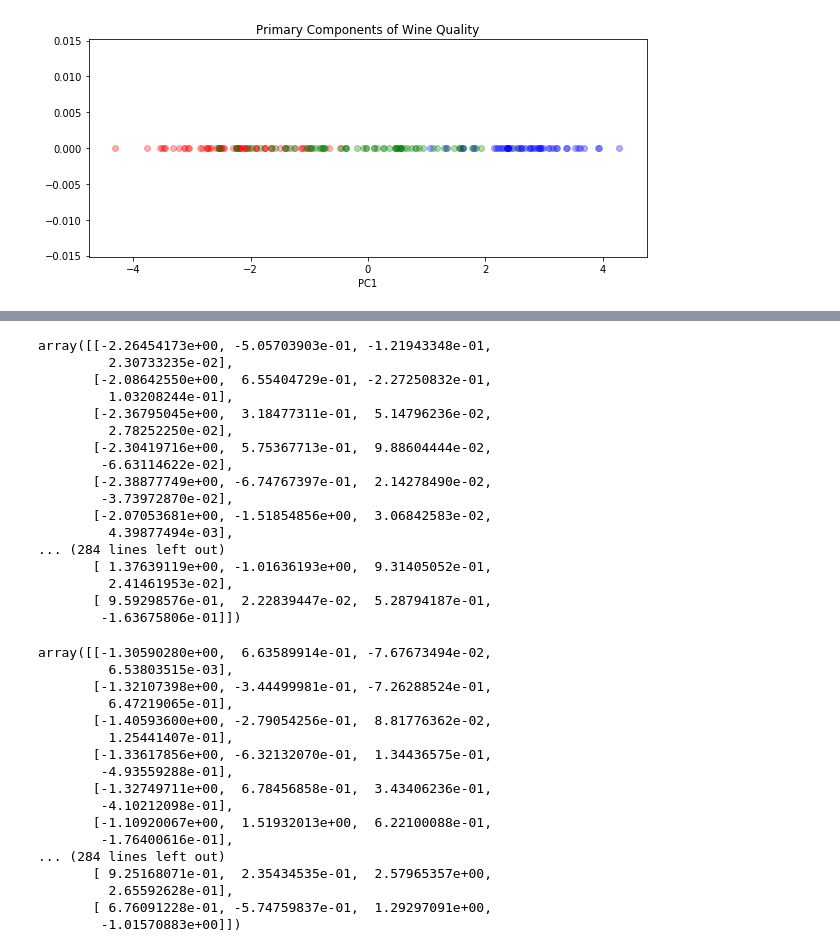
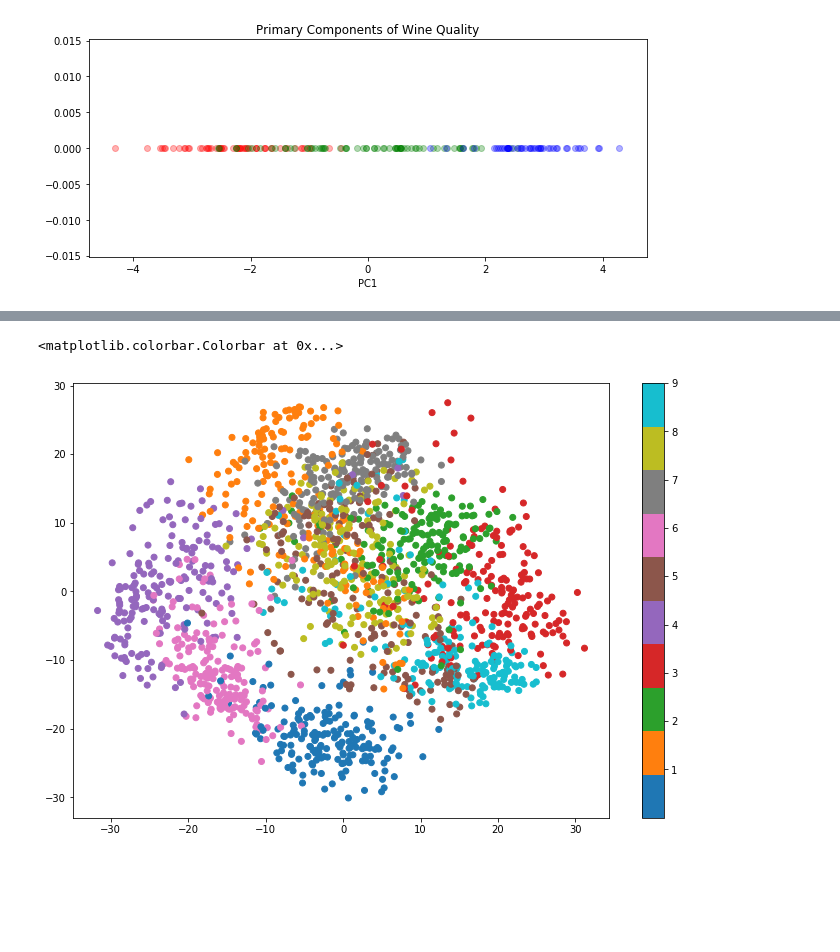
Before and after one commit to Bounty1993/ML-Algorithms-From-Scratch, a Jupyter notebook: PCA.ipynb, the cells around one changed output, grey strips where cells are left out. Drawn from its saved outputs; the diff is of its cells as text; code cells hidden in the pictures; blank space fills up the shorter version.

Commit message:
charts for digits

```diff
--- a/PCA.ipynb
+++ b/PCA.ipynb
@@ -82,45 +50,0 @@ df.head()
-# %%
-setos = df.values[:, :4].astype('float64')
-model = PCA(whiten=True)
-model.fit(setos)
-model.transform(setos)
-# %% [output]
-array([[-2.26454173e+00, -5.05703903e-01, -1.21943348e-01,
-         2.30733235e-02],
-       [-2.08642550e+00,  6.55404729e-01, -2.27250832e-01,
-         1.03208244e-01],
-       [-2.36795045e+00,  3.18477311e-01,  5.14796236e-02,
-         2.78252250e-02],
-       [-2.30419716e+00,  5.75367713e-01,  9.88604444e-02,
-        -6.63114622e-02],
-       [-2.38877749e+00, -6.74767397e-01,  2.14278490e-02,
-        -3.73972870e-02],
-       [-2.07053681e+00, -1.51854856e+00,  3.06842583e-02,
-         4.39877494e-03],
-... (284 lines left out)
-       [ 1.37639119e+00, -1.01636193e+00,  9.31405052e-01,
-         2.41461953e-02],
-       [ 9.59298576e-01,  2.22839447e-02,  5.28794187e-01,
-        -1.63675806e-01]])
-# %%
-model = sklearn_PCA(whiten=True)
-model.fit(setos)
-model.transform(setos)
-# %% [output]
-array([[-1.30590280e+00,  6.63589914e-01, -7.67673494e-02,
-         6.53803515e-03],
-       [-1.32107398e+00, -3.44499981e-01, -7.26288524e-01,
-         6.47219065e-01],
-       [-1.40593600e+00, -2.79054256e-01,  8.81776362e-02,
-         1.25441407e-01],
-       [-1.33617856e+00, -6.32132070e-01,  1.34436575e-01,
-        -4.93559288e-01],
-       [-1.32749711e+00,  6.78456858e-01,  3.43406236e-01,
-        -4.10212098e-01],
-       [-1.10920067e+00,  1.51932013e+00,  6.22100088e-01,
-        -1.76400616e-01],
-... (284 lines left out)
-       [ 9.25168071e-01,  2.35434535e-01,  2.57965357e+00,
-         2.65592628e-01],
-       [ 6.76091228e-01, -5.74759837e-01,  1.29297091e+00,
-        -1.01570883e+00]])
@@ -126,0 +53,15 @@ array([[-1.30590280e+00,  6.63589914e-01, -7.67673494e-02,
+# %%
+X = load_digits().data
+Y = load_digits().target
+
+pca = PCA()
+pca.fit(X)
+result = pca.transform(X)
+result = result[:, :2]
+
+plt.figure(figsize=(12, 8))
+plt.scatter(result[:, 0], result[:, 1], c=Y, cmap=plt.cm.get_cmap('tab10', 10))
+plt.colorbar(ticks=range(1, 10))
+# %% [output]
+<matplotlib.colorbar.Colorbar at 0x...>
+[figure, added]
```
Also changed, not shown: parts of 5 cells of this notebook.
